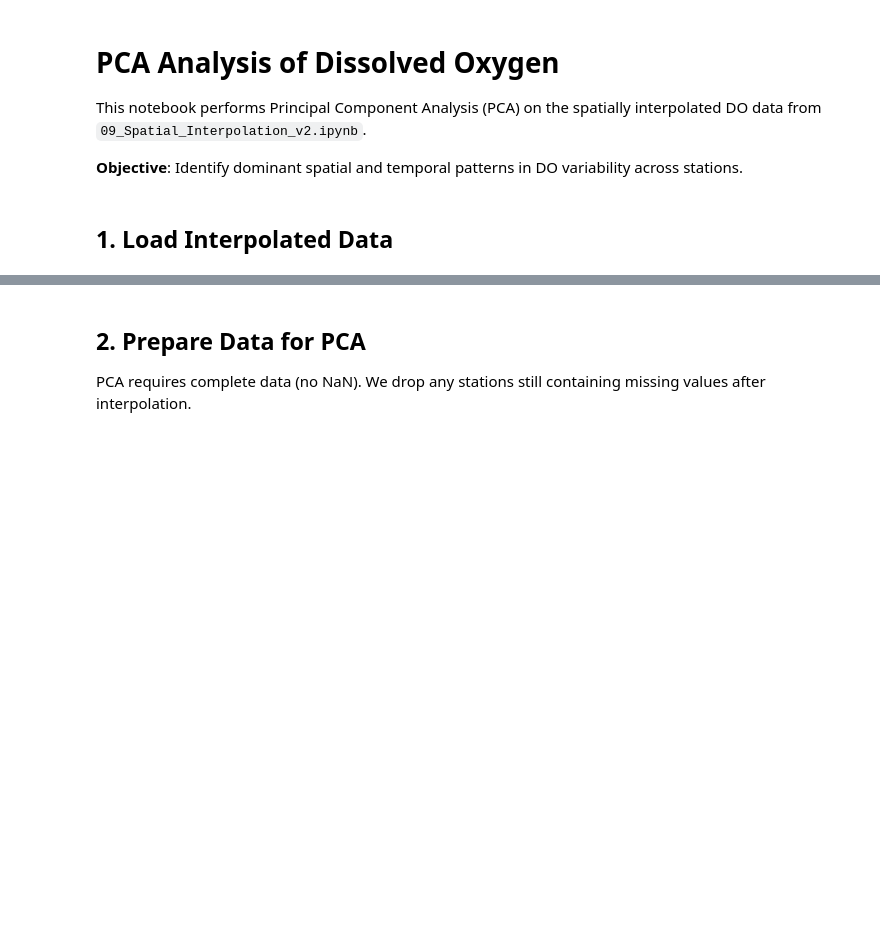
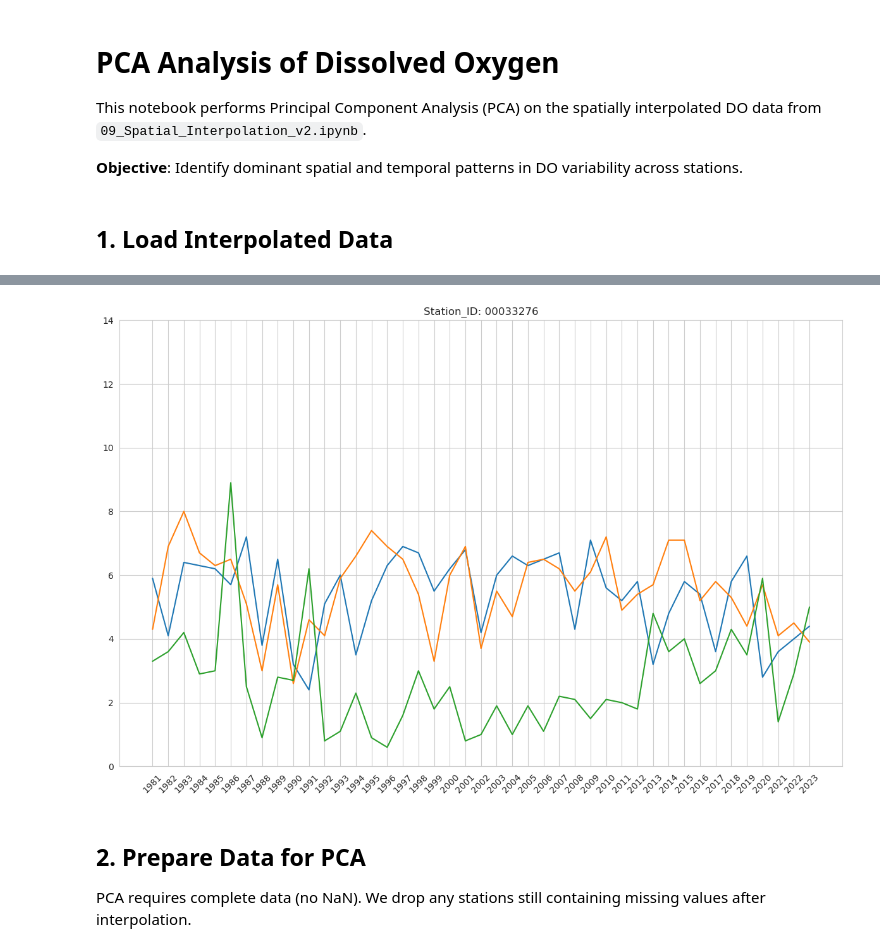
Before and after one commit to reyhanstig/SIS_Analysis_WSL, a Jupyter notebook: notebooks/10_PCA_Analysis.ipynb, the cells around one changed output, grey strips where cells are left out. Cells and saved outputs as stored; diff of their text form; code cells hidden in the pictures; blank space fills up the shorter version.

```diff
--- a/notebooks/10_PCA_Analysis.ipynb
+++ b/notebooks/10_PCA_Analysis.ipynb
@@ -46,3 +46,19 @@ Remaining NaN values: 101
+# %%
+station_id = "00033276"
+plot_timeseries = interpolated_do_df.loc[station_id]
+
+fig, ax = plt.subplots(1, 1, figsize=(12, 8))
+ax.plot(plot_timeseries)
+ax.plot(interpolated_do_df.loc['00037263'])
+ax.plot(interpolated_do_df.loc['00002823'])
+ax.set_title(f"Station_ID: {station_id}")
+ax.tick_params(axis='x', rotation=45)
+ax.set_ylim(0, 14)
+
+plt.tight_layout()
+plt.show()
+# %% [output]
+[figure, added]
 # %% [markdown]
 ## 2. Prepare Data for PCA
 
```
Also changed, not shown: parts of 19 cells of this notebook, 5 other files.
